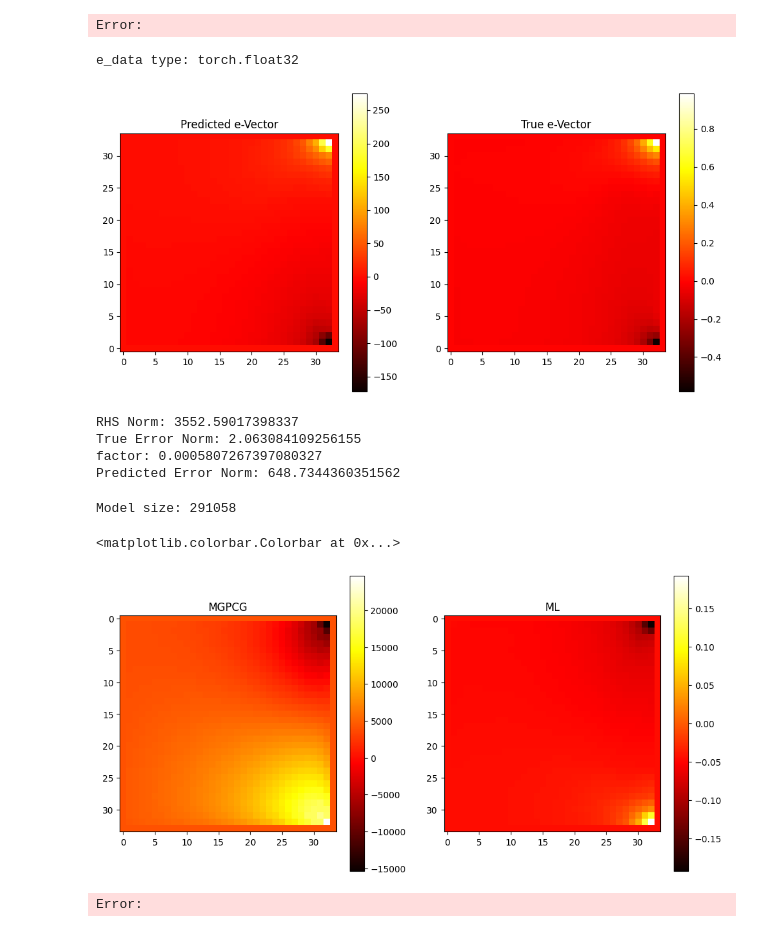
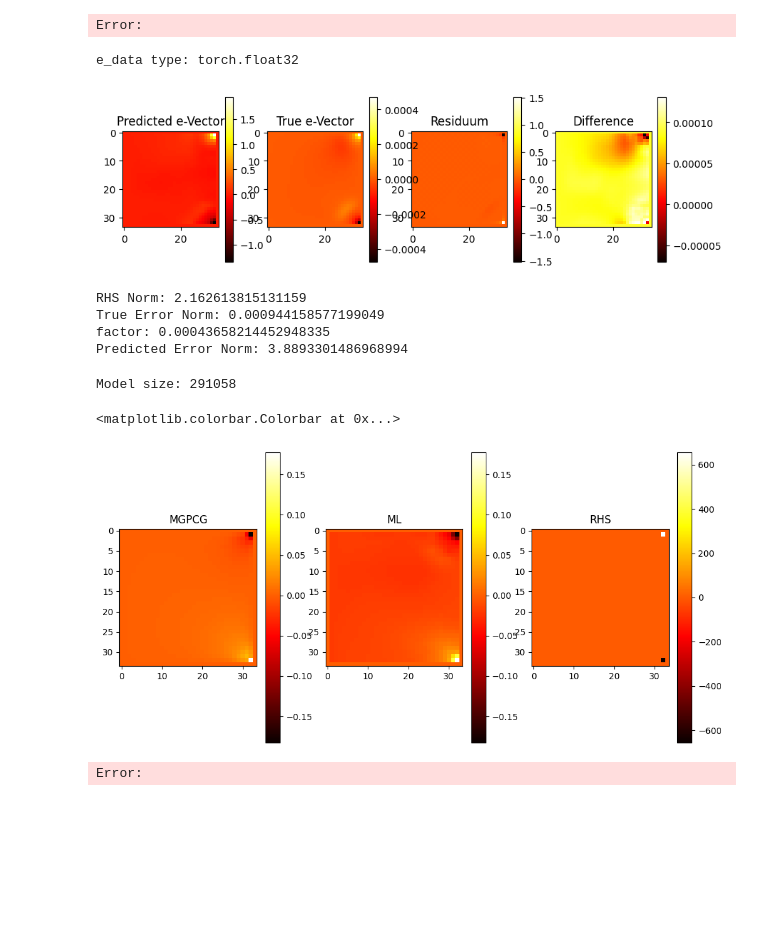
Before and after one commit to glaand/bachelor-thesis, a Jupyter notebook: ml/ml_analysis_azulay.ipynb, the cells around one changed output. Saved outputs shown, nothing was run; the diff lists cells and outputs as text; code cells hidden in the pictures; blank space fills up the shorter version.

```diff
--- a/ml/ml_analysis_azulay.ipynb
+++ b/ml/ml_analysis_azulay.ipynb
@@ -48,7 +48,7 @@ plt.show()
 # %% [output]
 Error:
 # %%
-num_file = 6000
+num_file = 10
 residual_data = np.loadtxt(f"ML_data/res_{num_file}.dat")
 true_error = np.loadtxt(f"ML_data/e_{num_file}.dat")
 residual_data = torch.tensor(residual_data).to('cuda')
@@ -63,43 +63,58 @@ with torch.no_grad():
     # Plot e_data as heatmap
     e_data = e_data.to('cpu').squeeze(0).squeeze(0)
     np.savetxt("ff.dat", e_data.numpy())
-    fig, axs = plt.subplots(1, 2, figsize=(12, 6))
+    fig, axs = plt.subplots(1, 4, figsize=(10, 3))
 
     # Plot e_data from the model
     im1 = axs[0].imshow(e_data, cmap='hot', interpolation='nearest')
     axs[0].set_title('Predicted e-Vector')
-    axs[0].invert_yaxis()
     fig.colorbar(im1, ax=axs[0])
 
     # Calculate loss
     grid_size_x, grid_size_y = e_data.shape
     pred_error = e_data.unsqueeze(0).unsqueeze(0).to('cpu')
     true_error = torch.tensor(true_error).unsqueeze(0).unsqueeze(0).to('cpu')
 
 # get data type of e_data
 print(f"e_data type: {e_data.dtype}")
 
 # Load e_data from file
-e_data = np.loadtxt(f"ML_data/e_{num_file}.dat")
+e_data_true = np.loadtxt(f"ML_data/e_{num_file}.dat")
 # Plot e_data from file as heatmap
-im2 = axs[1].imshow(e_data, cmap='hot', interpolation='nearest')
+im2 = axs[1].imshow(e_data_true, cmap='hot', interpolation='nearest')
 axs[1].set_title('True e-Vector')
-axs[1].invert_yaxis()
 fig.colorbar(im2, ax=axs[1])
+
+im3 = axs[2].imshow(residual_data.to('cpu').squeeze(0).squeeze(0), cmap='hot', interpolation='nearest')
+axs[2].set_title('Residuum')
+fig.colorbar(im3, ax=axs[2])
+
+# difference between true and predicted e_data
+# scale to same range
+max_e_data_true = np.max(e_data_true)
+min_e_data_true = np.min(e_data_true)
+e_data = e_data.to('cpu').squeeze(0).squeeze(0).numpy()
+# scale to same range as e_data_true with min_e_data_true and max_e_data_true
+e_data = (e_data - np.min(e_data)) / (np.max(e_data) - np.min(e_data)) * (max_e_data_true - min_e_data_true) + min_e_data_true
+im4 = axs[3].imshow(e_data_true - e_data, cmap='hot', interpolation='nearest')
+axs[3].set_title('Difference')
+fig.colorbar(im4, ax=axs[3])
+
+
 
 plt.show()
 
 print(f"RHS Norm: {torch.norm(residual_data).item()}")
 print(f"True Error Norm: {torch.norm(true_error).item()}")
 print(f"factor: {torch.norm(true_error).item() / torch.norm(residual_data).item()}")
 print(f"Predicted Error Norm: {torch.norm(pred_error).item()}")
 # %% [output]
 e_data type: torch.float32
-[figure, old version]
+[figure, new version]
-RHS Norm: 3552.59017398337
-True Error Norm: 2.063084109256155
-factor: 0.0005807267397080327
-Predicted Error Norm: 648.7344360351562
+RHS Norm: 2.162613815131159
+True Error Norm: 0.000944158577199049
+factor: 0.00043658214452948335
+Predicted Error Norm: 3.8893301486968994
 # %%
 # get size of the model
 model_size = sum(p.numel() for p in model.parameters() if p.requires_grad)
@@ -108,18 +123,22 @@ print(f"Model size: {model_size}")
 Model size: 291058
 # %%
 num_file = 0
-mgpcg_data = np.loadtxt(f"../experiments/2d/ml/mgpcg_{num_file}.dat")
-ml_data = np.loadtxt(f"../experiments/2d/ml/ml_{num_file}.dat")
-fig, axs = plt.subplots(1, 2, figsize=(12, 6))
-im1, axs[0].imshow(mgpcg_data, cmap='hot', interpolation='nearest')
+mgpcg_data = np.loadtxt(f"../experiments/2d/ml/test/mgpcg_{num_file}.dat")
+ml_data = np.loadtxt(f"../experiments/2d/ml/test/ml_{num_file}.dat")
+rhs_Data = np.loadtxt(f"../experiments/2d/ml/test/RHS_{num_file}.dat")
+fig, axs = plt.subplots(1, 3, figsize=(12, 6))
+im1 = axs[0].imshow(mgpcg_data, cmap='hot', interpolation='nearest')
 axs[0].set_title('MGPCG')
 fig.colorbar(im1, ax=axs[0])
-im2, axs[1].imshow(ml_data, cmap='hot', interpolation='nearest')
+im2 = axs[1].imshow(ml_data, cmap='hot', interpolation='nearest')
 axs[1].set_title('ML')
 fig.colorbar(im2, ax=axs[1])
+im3 = axs[2].imshow(rhs_Data, cmap='hot', interpolation='nearest')
+axs[2].set_title('RHS')
+fig.colorbar(im3, ax=axs[2])
 # %% [output]
 <matplotlib.colorbar.Colorbar at 0x...>
-[figure, old version]
+[figure, new version]
 # %%
 # Ghia et al. (1982) - Re = 100
 reference_ux_RE_100 = {
```
Also changed, not shown: parts of 1 cell of this notebook, 8 other files.
